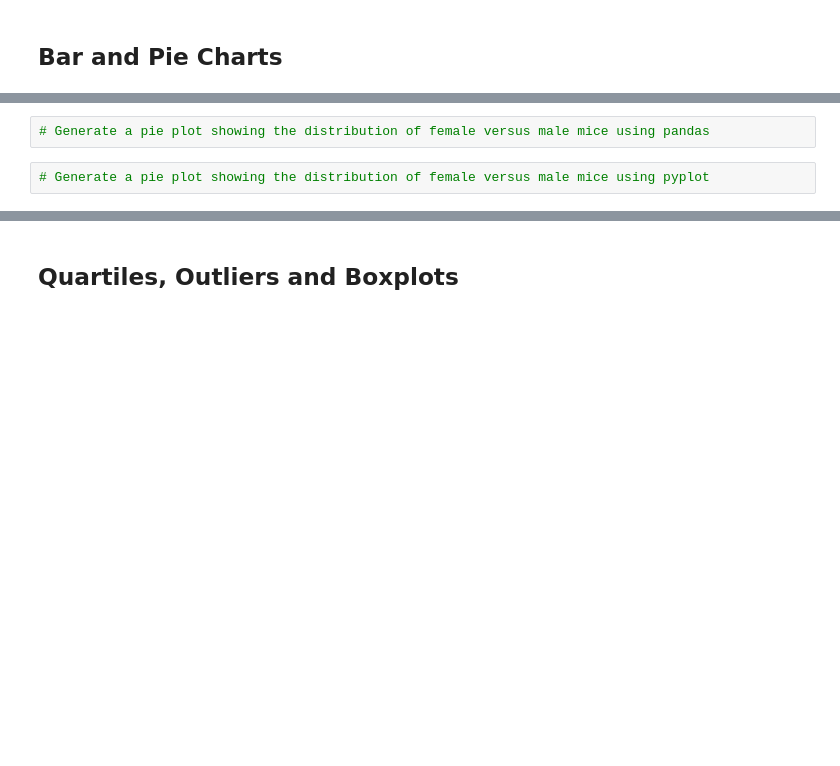
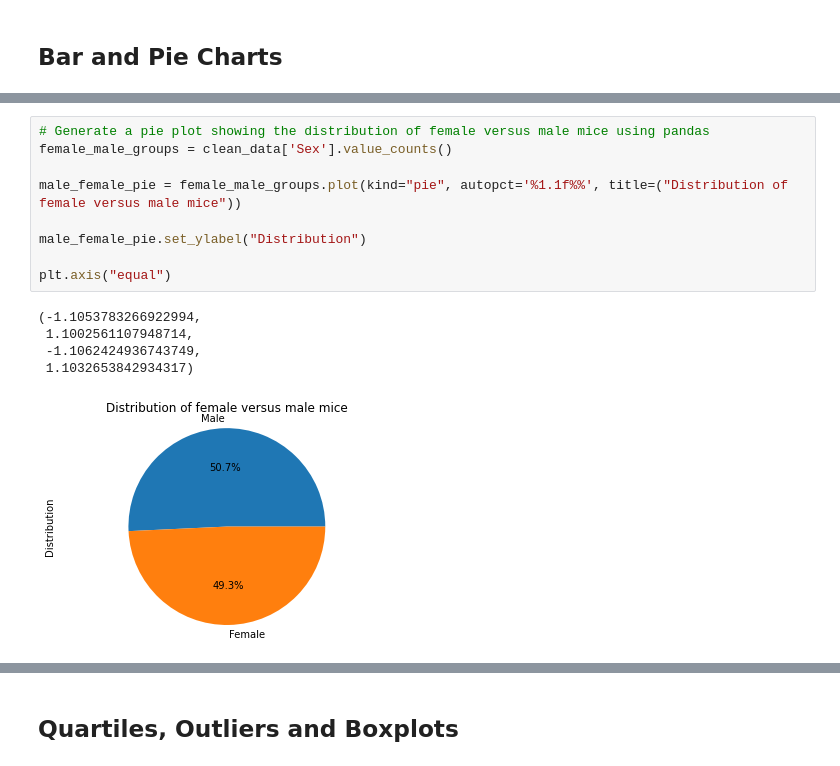
Before and after one commit to radhar16/Matplotlib---challenge, a Jupyter notebook: Pymaceuticals/pymaceuticals_starter.ipynb, the cells around one changed output, grey strips where cells are left out. Saved outputs shown, nothing was run; the diff lists cells and outputs as text; blank space fills up the shorter version.

```diff
--- a/Pymaceuticals/pymaceuticals_starter.ipynb
+++ b/Pymaceuticals/pymaceuticals_starter.ipynb
@@ -162,4 +194,15 @@ summary_agg
 # %%
 # Generate a pie plot showing the distribution of female versus male mice using pandas
+female_male_groups = clean_data['Sex'].value_counts()
+
+male_female_pie = female_male_groups.plot(kind="pie", autopct='%1.1f%%', title=("Distribution of female versus male mice"))
+
+male_female_pie.set_ylabel("Distribution")
+
+plt.axis("equal")
+# %% [output]
+(-1.1053783266922994,
+ 1.1002561107948714,
+ -1.1062424936743749,
+ 1.1032653842934317)
+[figure, added]
-# %%
-# Generate a pie plot showing the distribution of female versus male mice using pyplot
```
Also changed, not shown: parts of 6 cells of this notebook.
